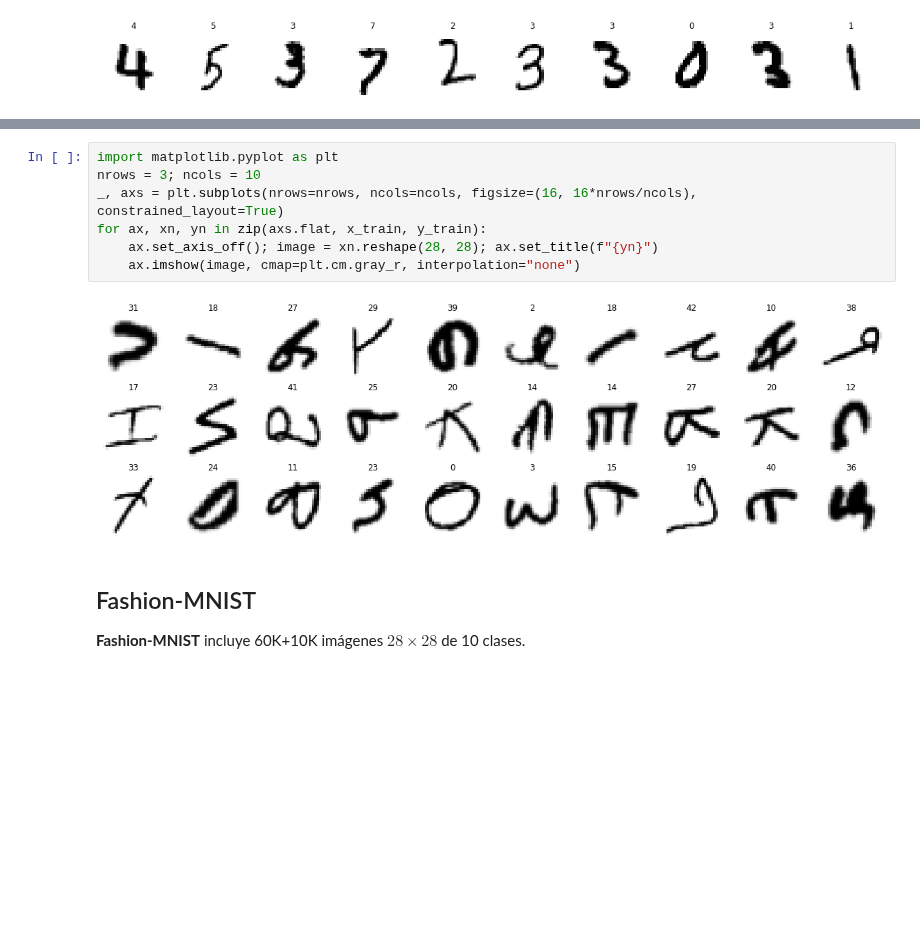
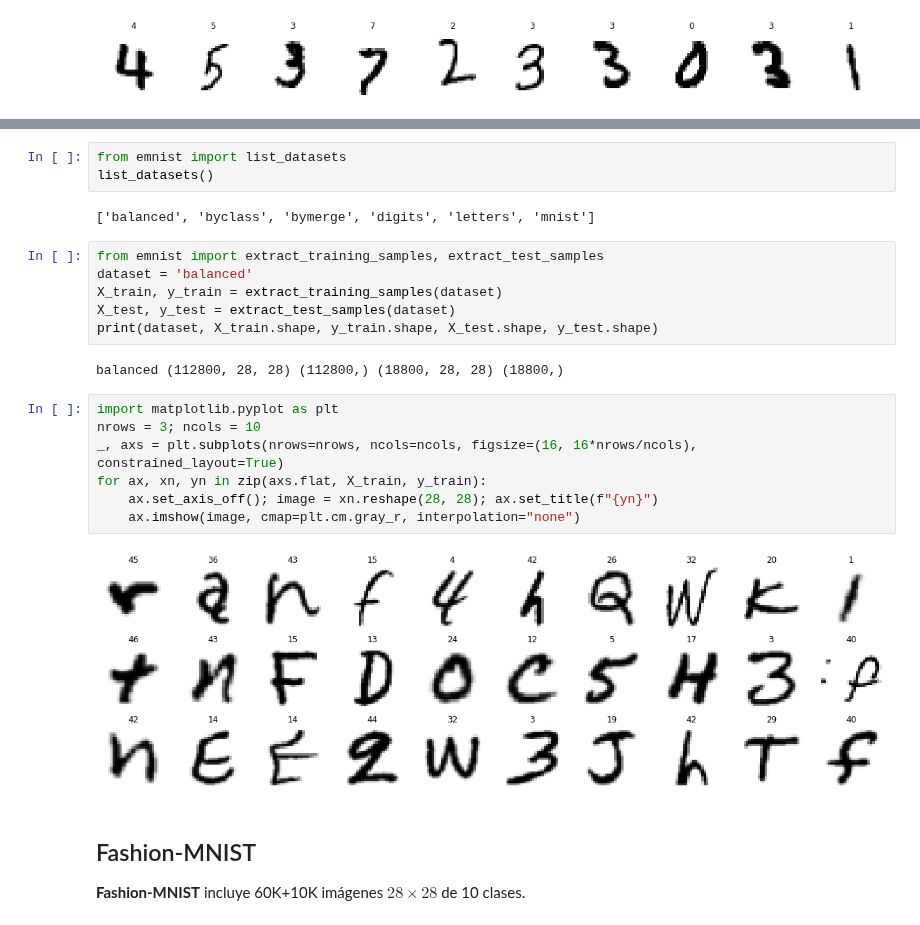
Before and after one commit to AlfonsJ/PML1, a Jupyter notebook: T01 Introducción/1.5 Datos/1.5.1 Algunos conjuntos de imágenes comunes.ipynb, the cells around one changed output, grey strips where cells are left out. Saved outputs shown, nothing was run; the diff lists cells and outputs as text; blank space fills up the shorter version.

```diff
--- a/T01 Introducción/1.5 Datos/1.5.1 Algunos conjuntos de imágenes comunes.ipynb
+++ b/T01 Introducción/1.5 Datos/1.5.1 Algunos conjuntos de imágenes comunes.ipynb
@@ -36,12 +28,25 @@ print(x_train.shape, y_train.shape, x_test.shape, y_test.shape)
+# %%
+from emnist import list_datasets
+list_datasets()
+# %% [output]
+['balanced', 'byclass', 'bymerge', 'digits', 'letters', 'mnist']
+# %%
+from emnist import extract_training_samples, extract_test_samples
+dataset = 'balanced'
+X_train, y_train = extract_training_samples(dataset)
+X_test, y_test = extract_test_samples(dataset)
+print(dataset, X_train.shape, y_train.shape, X_test.shape, y_test.shape)
+# %% [output]
+balanced (112800, 28, 28) (112800,) (18800, 28, 28) (18800,)
 # %%
 import matplotlib.pyplot as plt
 nrows = 3; ncols = 10
 _, axs = plt.subplots(nrows=nrows, ncols=ncols, figsize=(16, 16*nrows/ncols), constrained_layout=True)
-for ax, xn, yn in zip(axs.flat, x_train, y_train):
+for ax, xn, yn in zip(axs.flat, X_train, y_train):
     ax.set_axis_off(); image = xn.reshape(28, 28); ax.set_title(f"{yn}")
     ax.imshow(image, cmap=plt.cm.gray_r, interpolation="none")
 # %% [output]
-[figure, old version]
+[figure, new version]
 # %% [markdown]
 ## Fashion-MNIST
 
```
Also changed, not shown: parts of 4 cells of this notebook.
